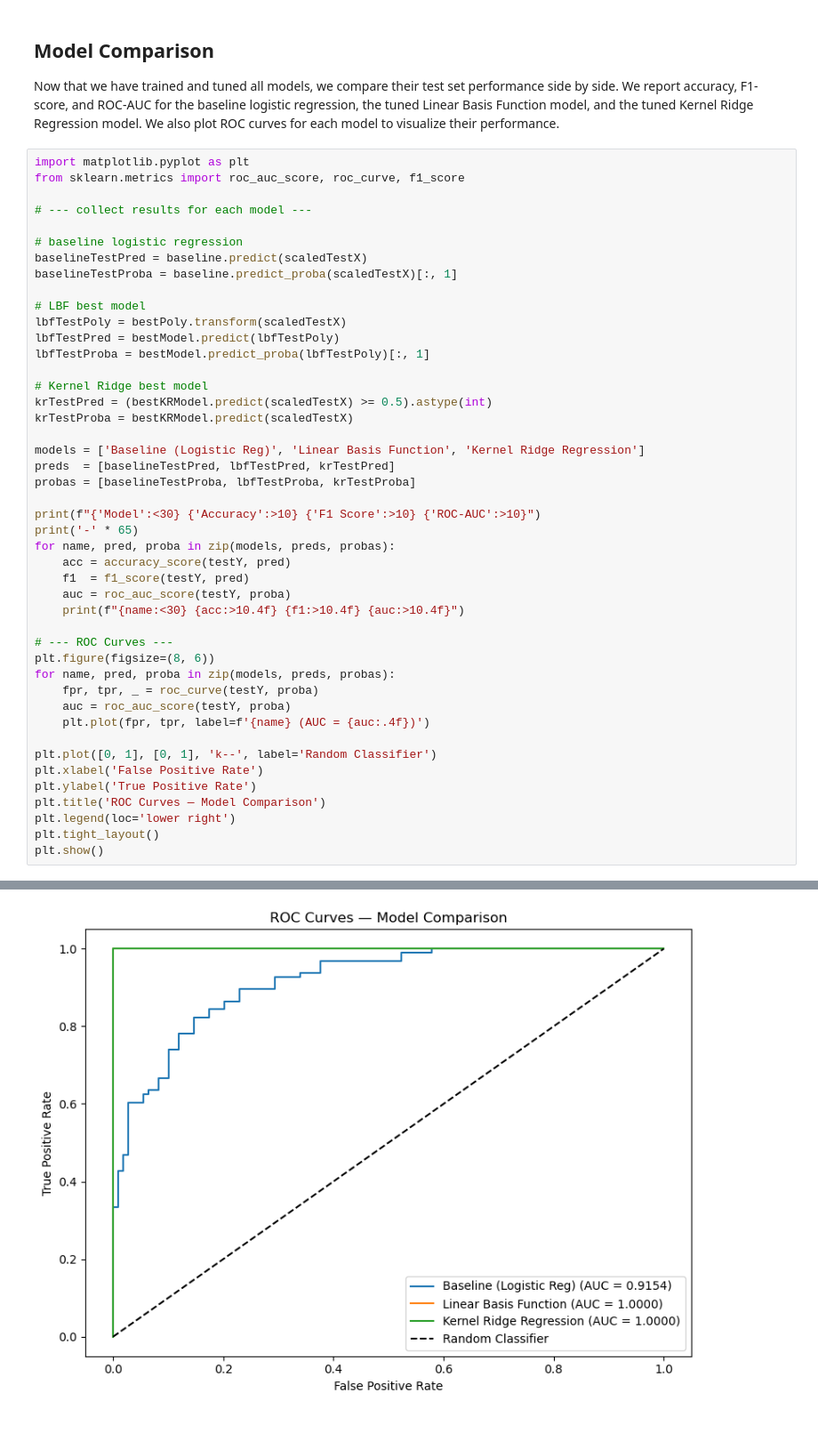
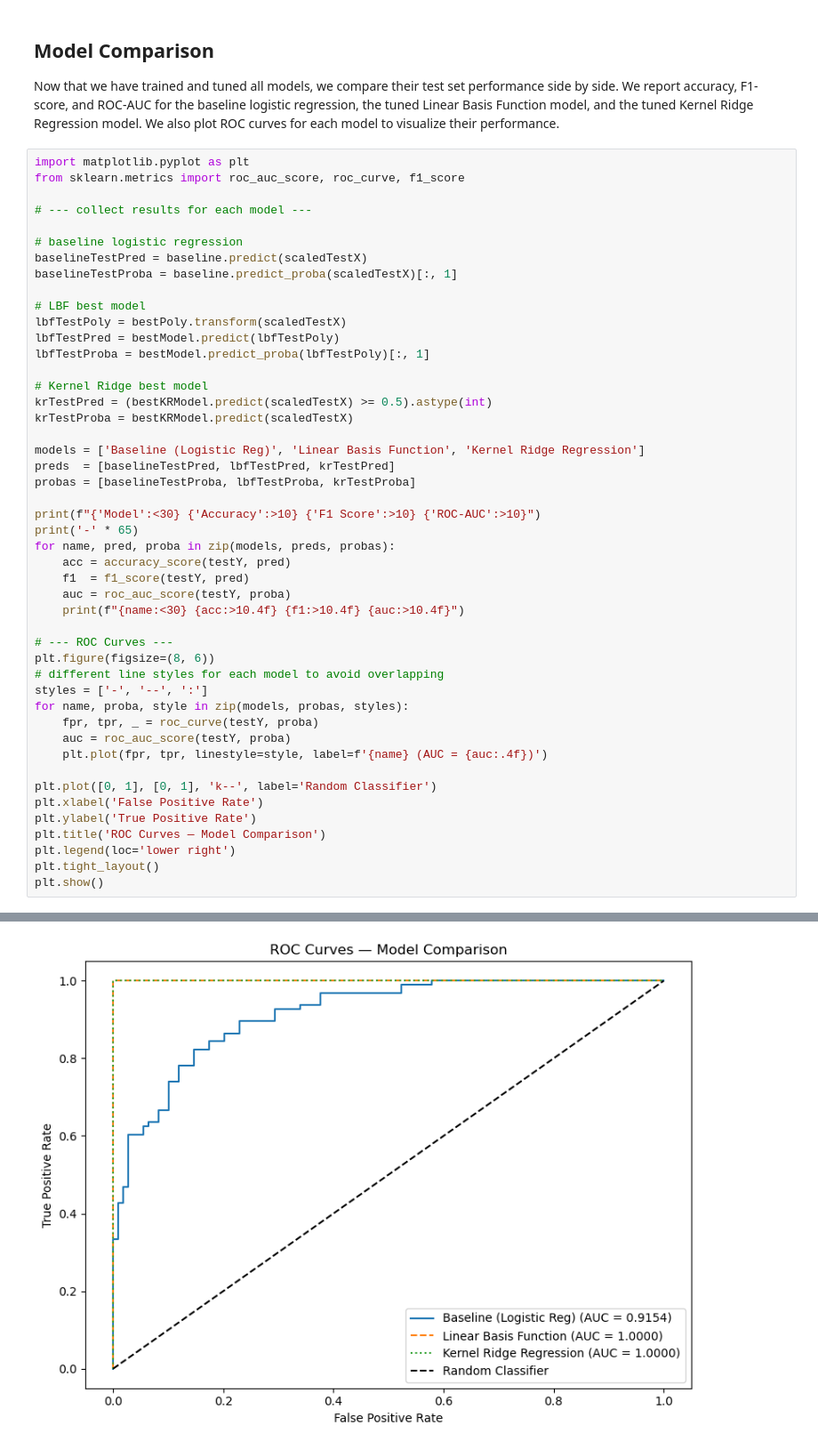
Before and after one commit to anthonyciero82/Machine-Learning-Project-1, a Jupyter notebook: Project 1.ipynb, the cells around one changed output, grey strips where cells are left out. Shown at 89% size. Saved outputs shown, nothing was run; the diff lists cells and outputs as text.

Commit message:
fixed roc graph + extended conclusion

```diff
--- a/Project 1.ipynb
+++ b/Project 1.ipynb
@@ -331,36 +325,38 @@ krTestProba = bestKRModel.predict(scaledTestX)
 models = ['Baseline (Logistic Reg)', 'Linear Basis Function', 'Kernel Ridge Regression']
 preds  = [baselineTestPred, lbfTestPred, krTestPred]
 probas = [baselineTestProba, lbfTestProba, krTestProba]
 
 print(f"{'Model':<30} {'Accuracy':>10} {'F1 Score':>10} {'ROC-AUC':>10}")
 print('-' * 65)
 for name, pred, proba in zip(models, preds, probas):
     acc = accuracy_score(testY, pred)
     f1  = f1_score(testY, pred)
     auc = roc_auc_score(testY, proba)
     print(f"{name:<30} {acc:>10.4f} {f1:>10.4f} {auc:>10.4f}")
 
 # --- ROC Curves ---
 plt.figure(figsize=(8, 6))
-for name, pred, proba in zip(models, preds, probas):
+# different line styles for each model to avoid overlapping
+styles = ['-', '--', ':']
+for name, proba, style in zip(models, probas, styles):
     fpr, tpr, _ = roc_curve(testY, proba)
     auc = roc_auc_score(testY, proba)
-    plt.plot(fpr, tpr, label=f'{name} (AUC = {auc:.4f})')
+    plt.plot(fpr, tpr, linestyle=style, label=f'{name} (AUC = {auc:.4f})')
 
 plt.plot([0, 1], [0, 1], 'k--', label='Random Classifier')
 plt.xlabel('False Positive Rate')
 plt.ylabel('True Positive Rate')
 plt.title('ROC Curves — Model Comparison')
 plt.legend(loc='lower right')
 plt.tight_layout()
 plt.show()
 # %% [output]
 Model                            Accuracy   F1 Score    ROC-AUC
 -----------------------------------------------------------------
 Baseline (Logistic Reg)            0.8098     0.8152     0.9154
 Linear Basis Function              1.0000     1.0000     1.0000
 Kernel Ridge Regression            1.0000     1.0000     1.0000
-[figure, old version]
+[figure, new version]
 # %% [markdown]
 ## Conclusions
 
```
Also changed, not shown: parts of 4 cells of this notebook.
